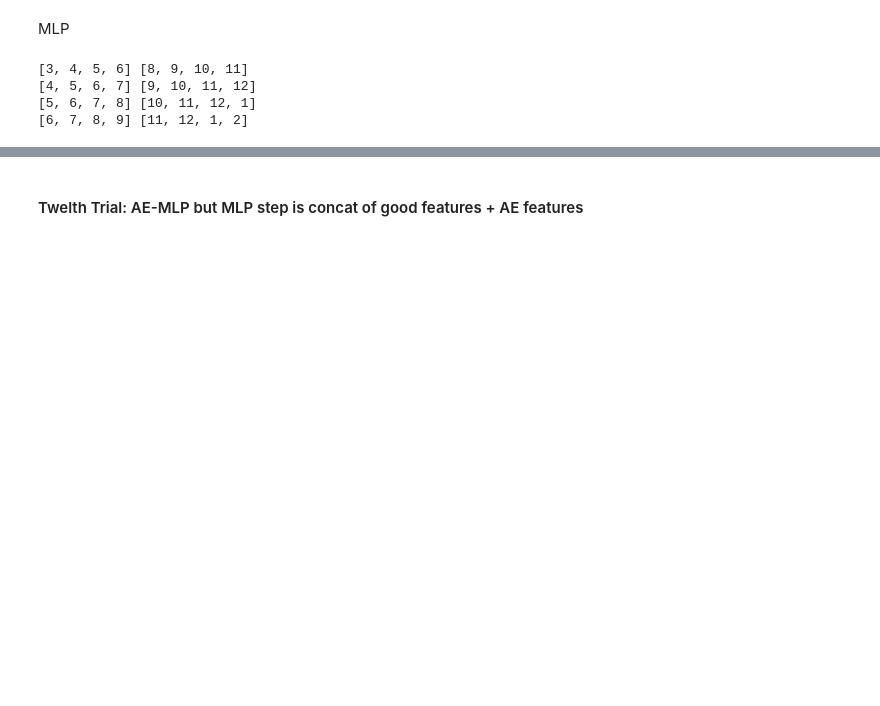
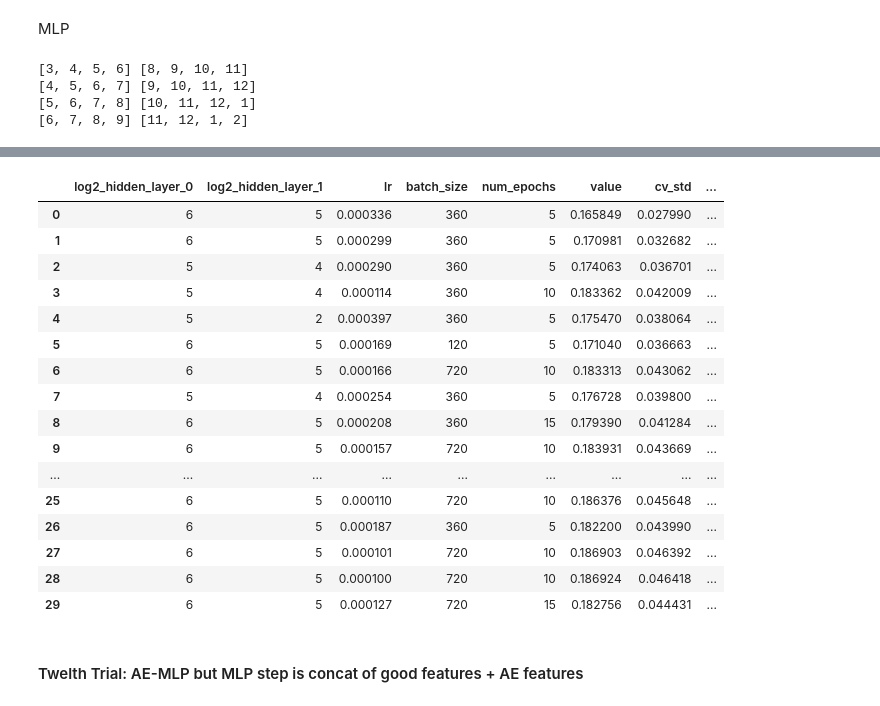
Before and after one commit to justpqa/drw-crypto-market-prediction, a Jupyter notebook: model_training.ipynb, the cells around one changed output, grey strips where cells are left out. Saved outputs shown, nothing was run; the diff lists cells and outputs as text; code cells hidden in the pictures; blank space fills up the shorter version.

```diff
--- a/model_training.ipynb
+++ b/model_training.ipynb
@@ -1921,3 +2024,24 @@ Conduct hyperparam opt for MLP
+# %%
+study_df["adj_value"] = study_df["value"] - 2 * study_df["cv_std"]
+study_df.sort_values("adj_value", ascending=False, ignore_index=True).head(30)
+# %% [output]
+|  | log2_hidden_layer_0 | log2_hidden_layer_1 | lr | batch_size | num_epochs | value | cv_std | ... |
+| 0 | 6 | 5 | 0.000336 | 360 | 5 | 0.165849 | 0.027990 | ... |
+| 1 | 6 | 5 | 0.000299 | 360 | 5 | 0.170981 | 0.032682 | ... |
+| 2 | 5 | 4 | 0.000290 | 360 | 5 | 0.174063 | 0.036701 | ... |
+| 3 | 5 | 4 | 0.000114 | 360 | 10 | 0.183362 | 0.042009 | ... |
+| 4 | 5 | 2 | 0.000397 | 360 | 5 | 0.175470 | 0.038064 | ... |
+| 5 | 6 | 5 | 0.000169 | 120 | 5 | 0.171040 | 0.036663 | ... |
+| 6 | 6 | 5 | 0.000166 | 720 | 10 | 0.183313 | 0.043062 | ... |
+| 7 | 5 | 4 | 0.000254 | 360 | 5 | 0.176728 | 0.039800 | ... |
+| 8 | 6 | 5 | 0.000208 | 360 | 15 | 0.179390 | 0.041284 | ... |
+| 9 | 6 | 5 | 0.000157 | 720 | 10 | 0.183931 | 0.043669 | ... |
+| ... | ... | ... | ... | ... | ... | ... | ... | ... |
+| 25 | 6 | 5 | 0.000110 | 720 | 10 | 0.186376 | 0.045648 | ... |
+| 26 | 6 | 5 | 0.000187 | 360 | 5 | 0.182200 | 0.043990 | ... |
+| 27 | 6 | 5 | 0.000101 | 720 | 10 | 0.186903 | 0.046392 | ... |
+| 28 | 6 | 5 | 0.000100 | 720 | 10 | 0.186924 | 0.046418 | ... |
+| 29 | 6 | 5 | 0.000127 | 720 | 15 | 0.182756 | 0.044431 | ... |
 # %% [markdown]
 #### Twelth Trial: AE-MLP but MLP step is concat of good features + AE features
 # %%
```
Also changed, not shown: parts of 21 cells of this notebook, 6 other files.
